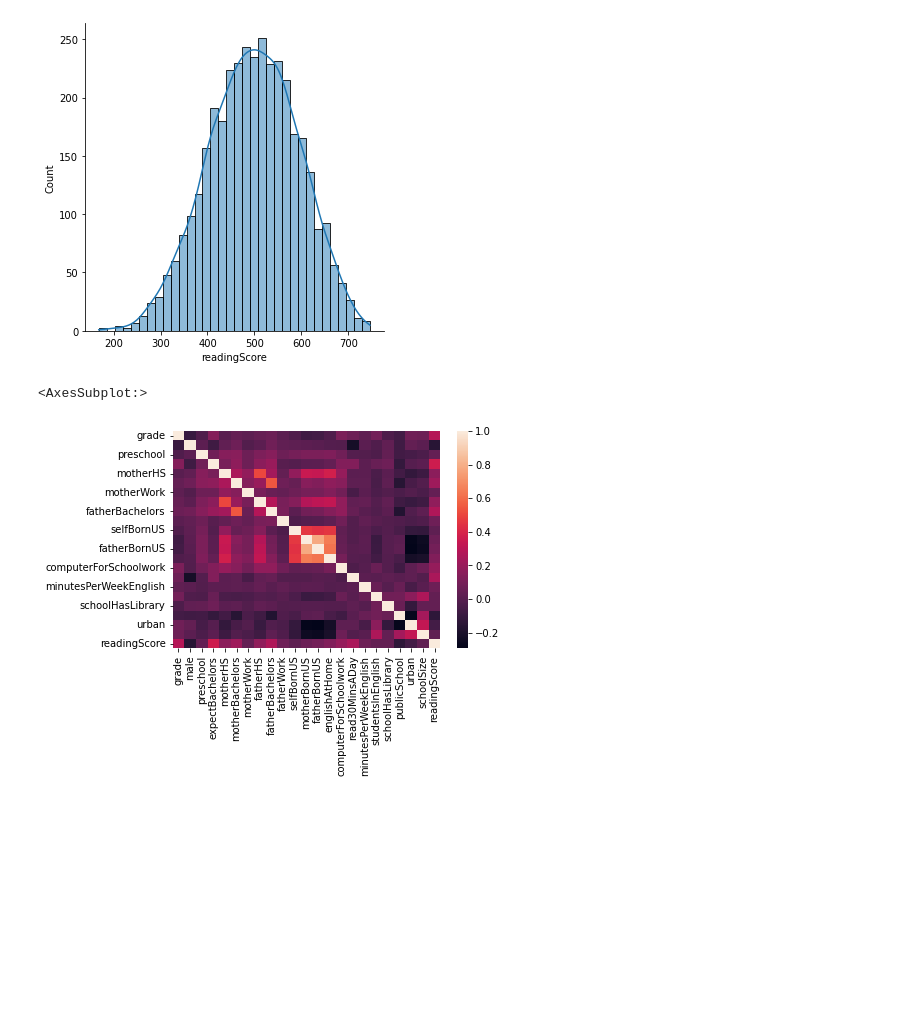
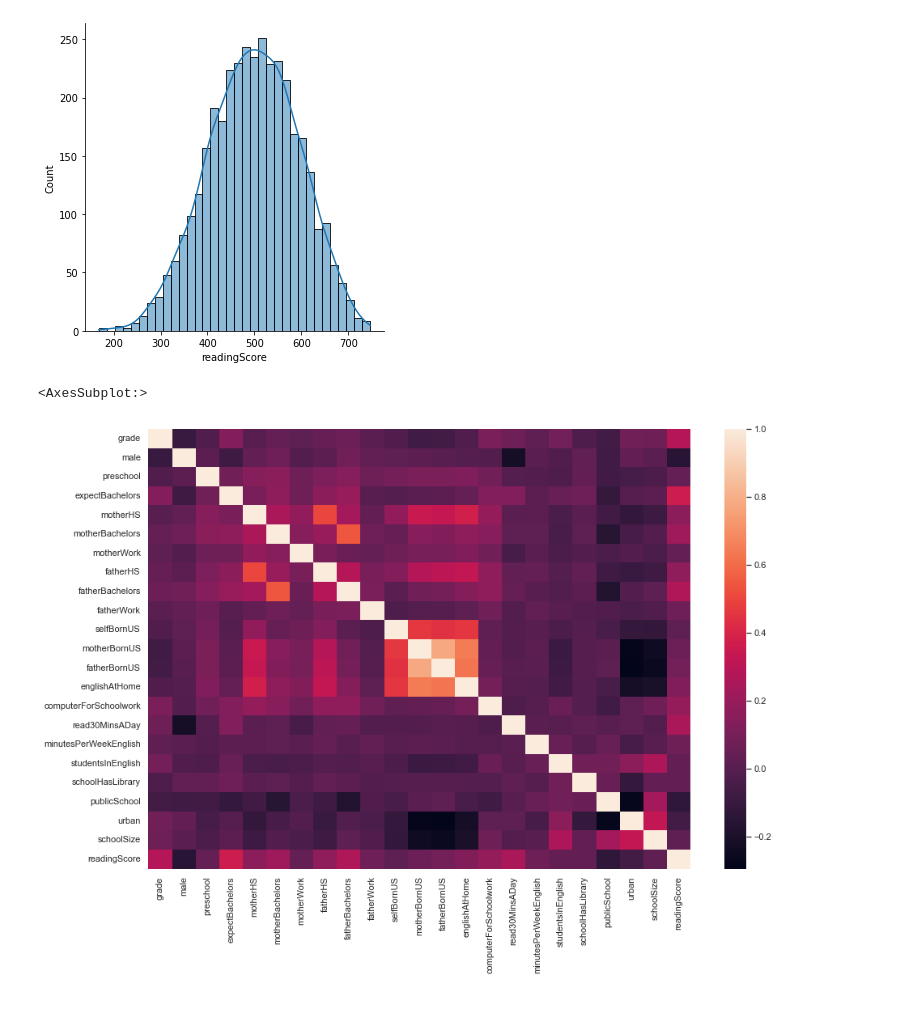
Before and after one commit to ABizCho/py_machineLearning, a Jupyter notebook: Assignment_Individual/asgmt_3_201823869.ipynb, the cells around one changed output. Saved outputs shown, nothing was run; the diff lists cells and outputs as text; code cells hidden in the pictures; blank space fills up the shorter version.

```diff
--- a/Assignment_Individual/asgmt_3_201823869.ipynb
+++ b/Assignment_Individual/asgmt_3_201823869.ipynb
@@ -183,11 +194,13 @@ sns.displot(data=pisa_train, x='readingScore',kde=True)
 # %% [output]
 <seaborn.axisgrid.FacetGrid at 0x...>
 [figure]
-# %%
-sns.heatmap(pisa_train.corr())
-# %% [output]
-<AxesSubplot:>
-[figure, removed]
+# %%
+
+sns.set(rc = {'figure.figsize': (15,10)})
+sns.heatmap(pisa_train.corr())
+# %% [output]
+<AxesSubplot:>
+[figure, added]
 # %% [markdown]
 <br>
 # %% [markdown]
```
Also changed, not shown: parts of 1 cell of this notebook, 5 other files.
